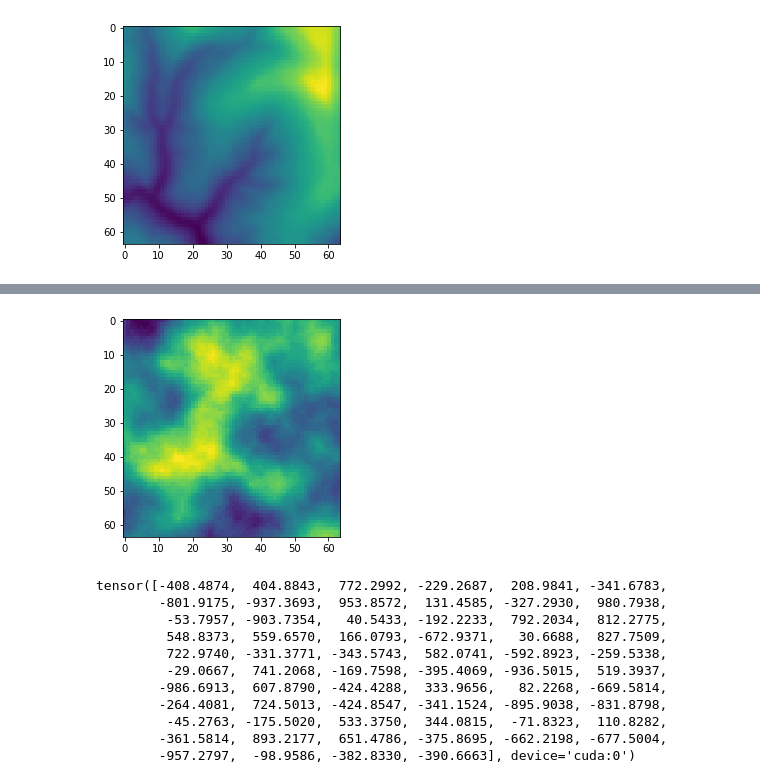
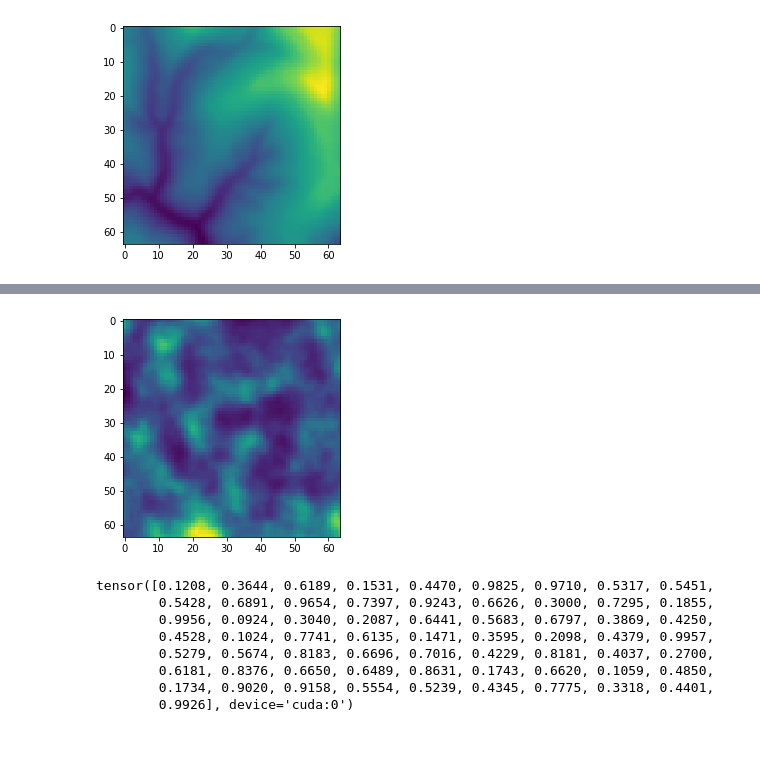
Before and after one commit to nikitakuchur/landscape-generator, a Jupyter notebook: simple_autoencoder.ipynb, the cells around one changed output, grey strips where cells are left out. Cells and saved outputs as stored; diff of their text form; code cells hidden in the pictures; blank space fills up the shorter version.

```diff
--- a/simple_autoencoder.ipynb
+++ b/simple_autoencoder.ipynb
@@ -56,7 +56,7 @@ class Autoencoder(nn.Module):
     def decode(self, code):
         out = F.relu(self.dec_linear_1(code))
         out = F.relu(self.dec_linear_2(out))
-        out = self.dec_linear_3(out)
+        out = torch.sigmoid(self.dec_linear_3(out))
         return out
 
     def forward(self, data):
@@ -121,2 +121,2 @@ plt.show()
 # %%
-net = torch.load('./simple_autoencoder_save')
+net.load_state_dict(torch.load('./simple_autoencoder_save'))
@@ -123,20 +125,17 @@ net = torch.load('./simple_autoencoder_save')
 # %%
 # Generator
-code = torch.rand(64).uniform_(-1000., 1000.).cuda()
+code = torch.rand(64).cuda()
 output = net.decode(code)
 plt.imshow(output.view(64, 64).cpu().detach().numpy())
 plt.show()
 print(code)
 # %% [output]
-[figure, old version]
+[figure, new version]
-tensor([-408.4874,  404.8843,  772.2992, -229.2687,  208.9841, -341.6783,
-        -801.9175, -937.3693,  953.8572,  131.4585, -327.2930,  980.7938,
-         -53.7957, -903.7354,   40.5433, -192.2233,  792.2034,  812.2775,
-         548.8373,  559.6570,  166.0793, -672.9371,   30.6688,  827.7509,
-         722.9740, -331.3771, -343.5743,  582.0741, -592.8923, -259.5338,
-         -29.0667,  741.2068, -169.7598, -395.4069, -936.5015,  519.3937,
-        -986.6913,  607.8790, -424.4288,  333.9656,   82.2268, -669.5814,
-        -264.4081,  724.5013, -424.8547, -341.1524, -895.9038, -831.8798,
-         -45.2763, -175.5020,  533.3750,  344.0815,  -71.8323,  110.8282,
-        -361.5814,  893.2177,  651.4786, -375.8695, -662.2198, -677.5004,
-        -957.2797,  -98.9586, -382.8330, -390.6663], device='cuda:0')
+tensor([0.1208, 0.3644, 0.6189, 0.1531, 0.4470, 0.9825, 0.9710, 0.5317, 0.5451,
+        0.5428, 0.6891, 0.9654, 0.7397, 0.9243, 0.6626, 0.3000, 0.7295, 0.1855,
+        0.9956, 0.0924, 0.3040, 0.2087, 0.6441, 0.5683, 0.6797, 0.3869, 0.4250,
+        0.4528, 0.1024, 0.7741, 0.6135, 0.1471, 0.3595, 0.2098, 0.4379, 0.9957,
+        0.5279, 0.5674, 0.8183, 0.6696, 0.7016, 0.4229, 0.8181, 0.4037, 0.2700,
+        0.6181, 0.8376, 0.6650, 0.6489, 0.8631, 0.1743, 0.6620, 0.1059, 0.4850,
+        0.1734, 0.9020, 0.9158, 0.5554, 0.5239, 0.4345, 0.7775, 0.3318, 0.4401,
+        0.9926], device='cuda:0')
```
Also changed, not shown: parts of 6 cells of this notebook, 1 other file.
